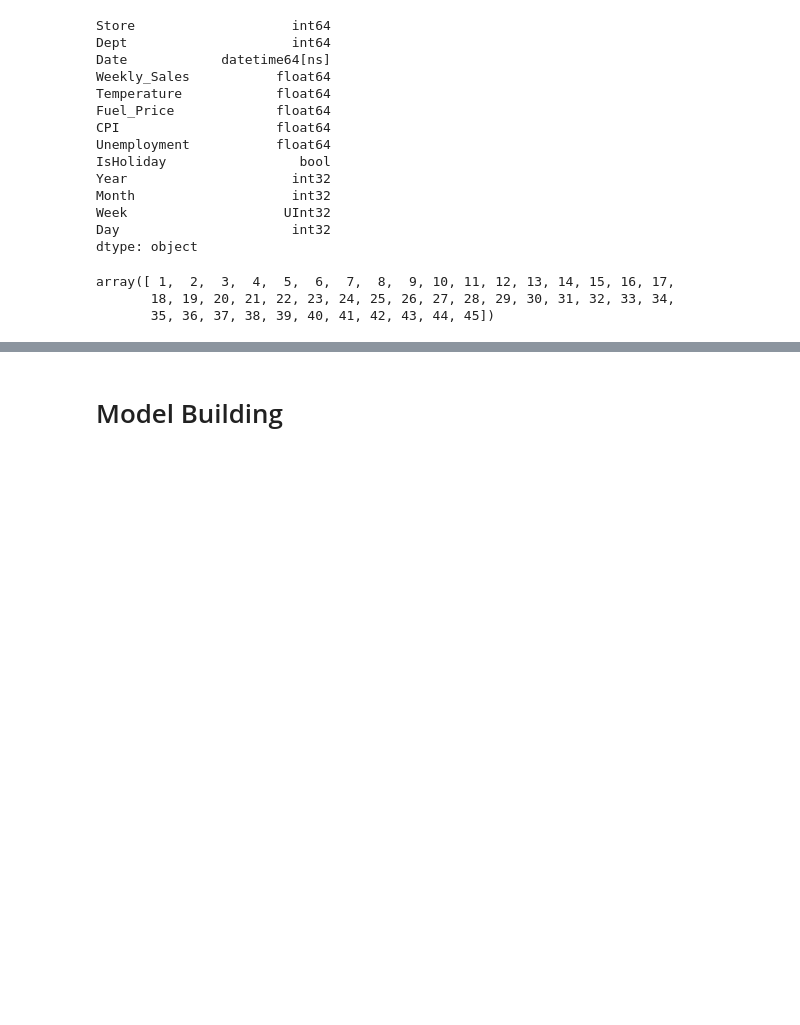
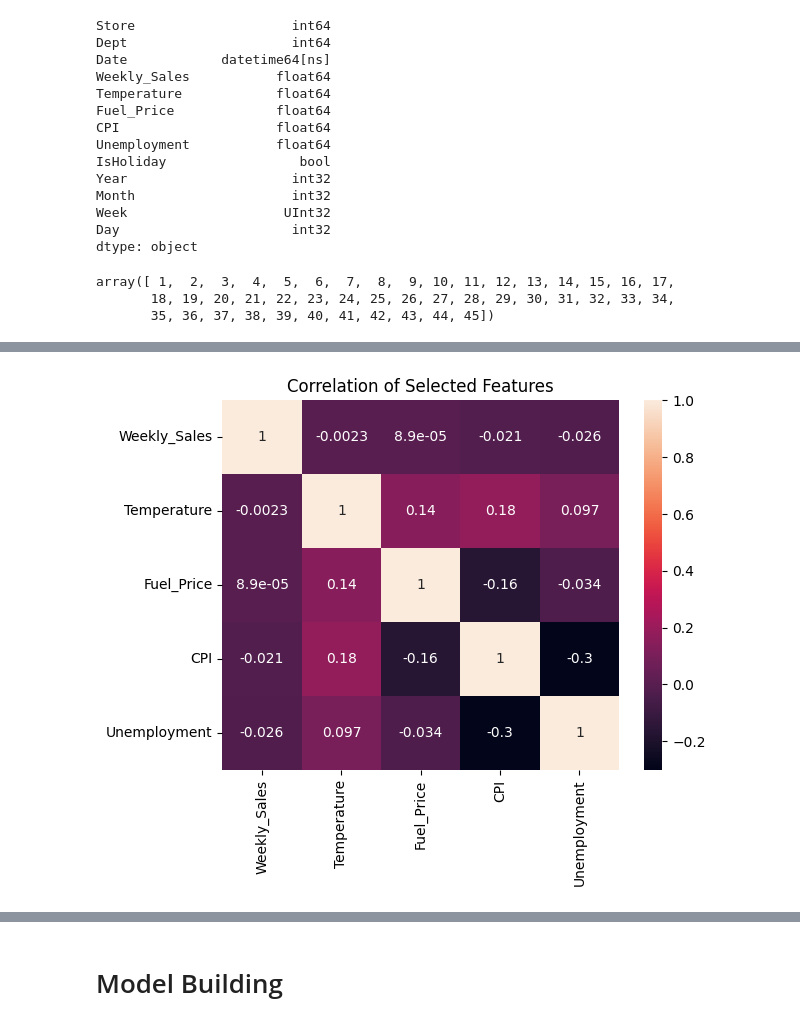
Before and after one commit to BUFONJOKER/ml-ds-internship, a Jupyter notebook: Task2/Task_2_wallmart_sales_forecasting_model.ipynb, the cells around one changed output, grey strips where cells are left out. Drawn from its saved outputs; the diff is of its cells as text; code cells hidden in the pictures; blank space fills up the shorter version.

```diff
--- a/Task2/Task_2_wallmart_sales_forecasting_model.ipynb
+++ b/Task2/Task_2_wallmart_sales_forecasting_model.ipynb
@@ -552,0 +454,7 @@ X.shape
+# %%
+# plotting correlation heatmap of selected features
+sns.heatmap(df[['Weekly_Sales','Temperature','Fuel_Price','CPI','Unemployment']].corr(), annot=True)
+plt.title('Correlation of Selected Features')
+plt.show()
+# %% [output]
+[figure, added]
```
Also changed, not shown: parts of 169 cells of this notebook.
